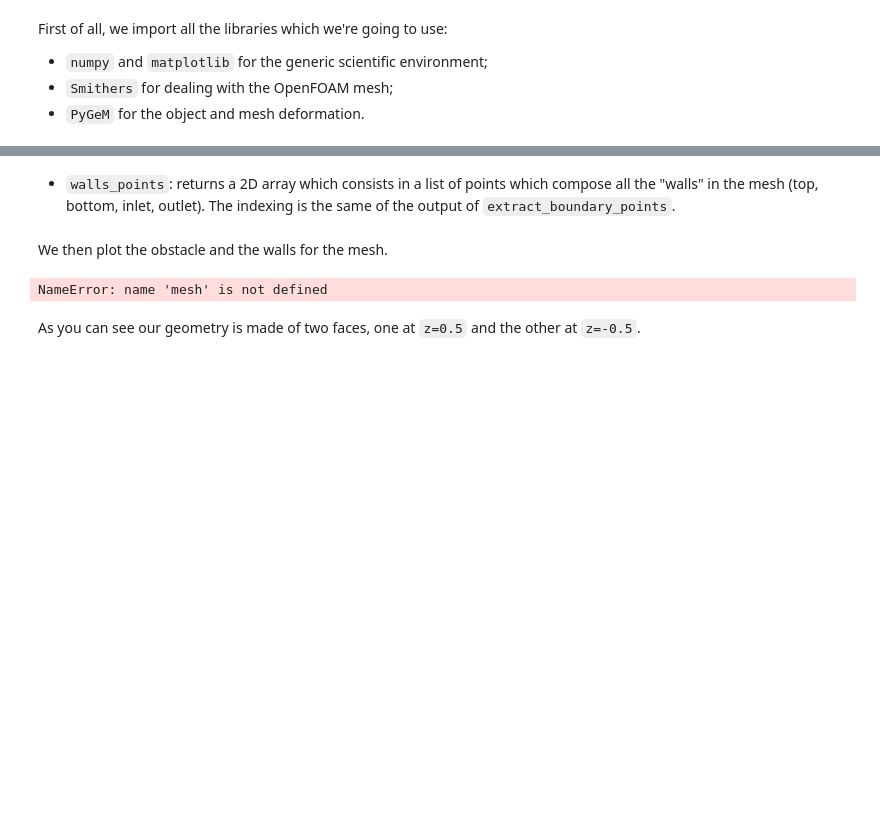
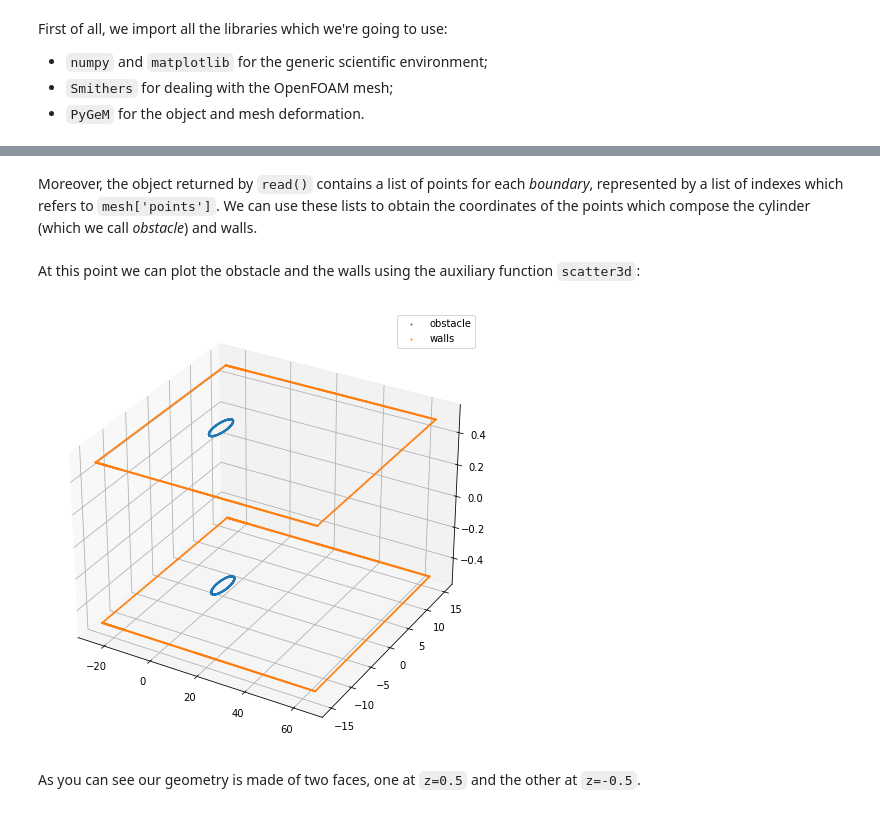
Before and after one commit to fAndreuzzi/mismesh, a Jupyter notebook: Tutorial.ipynb, the cells around one changed output, grey strips where cells are left out. Saved outputs shown, nothing was run; the diff lists cells and outputs as text; code cells hidden in the pictures; blank space fills up the shorter version.

```diff
--- a/Tutorial.ipynb
+++ b/Tutorial.ipynb
@@ -57,4 +55,4 @@ TO EDIT We use OFPP to extract points from an OpenFOAM mesh. First of all we emp
 # %%
-mesh_path = '.'
 # we load the OpenFOAM mesh
-mesh = Ofpp.FoamMesh(mesh_path)
+openfoam_handler = OpenFoamHandler()
+mesh = openfoam_handler.read('openfoam_mesh')
@@ -81,16 +59,16 @@ def extract_boundary_points(mesh, key):
-# %% [markdown]
-+ `walls_points`: returns a 2D array which consists in a list of points which compose all the "walls" in the mesh (top, bottom, inlet, outlet). The indexing is the same of the output of `extract_boundary_points`.
+# %% [markdown]
+Moreover, the object returned by `read()` contains a list of points for each *boundary*, represented by a list of indexes which refers to `mesh['points']`. We can use these lists to obtain the coordinates of the points which compose the cylinder (which we call *obstacle*) and walls.
 # %%
-def walls_points(mesh):
-    keys = [b'inlet', b'outlet', b'top', b'bottom']
-    return np.concatenate([extract_boundary_points(mesh, k) for k in keys])
+wall_keys = [b'inlet', b'outlet', b'top', b'bottom']
+walls = mesh['points'][np.concatenate([mesh['boundary'][k]['points'] for k in wall_keys])]
+
+obstacle = mesh['points'][mesh['boundary'][b'obstacle']['points']]
 # %% [markdown]
-We then plot the obstacle and the walls for the mesh.
+At this point we can plot the obstacle and the walls using the auxiliary function `scatter3d`:
 # %%
-obstacle = extract_boundary_points(mesh, b'obstacle')
-scatter3d([obstacle, walls_points(mesh)], s=1, labels=['obstacle', 'walls'])
+scatter3d([obstacle, walls], s=1, labels=['obstacle', 'walls'])
 # %% [output]
-NameError: name 'mesh' is not defined
+[figure, added]
 # %% [markdown]
 As you can see our geometry is made of two faces, one at `z=0.5` and the other at `z=-0.5`.
 # %% [markdown]
```
Also changed, not shown: parts of 13 cells of this notebook, 7 other files.
